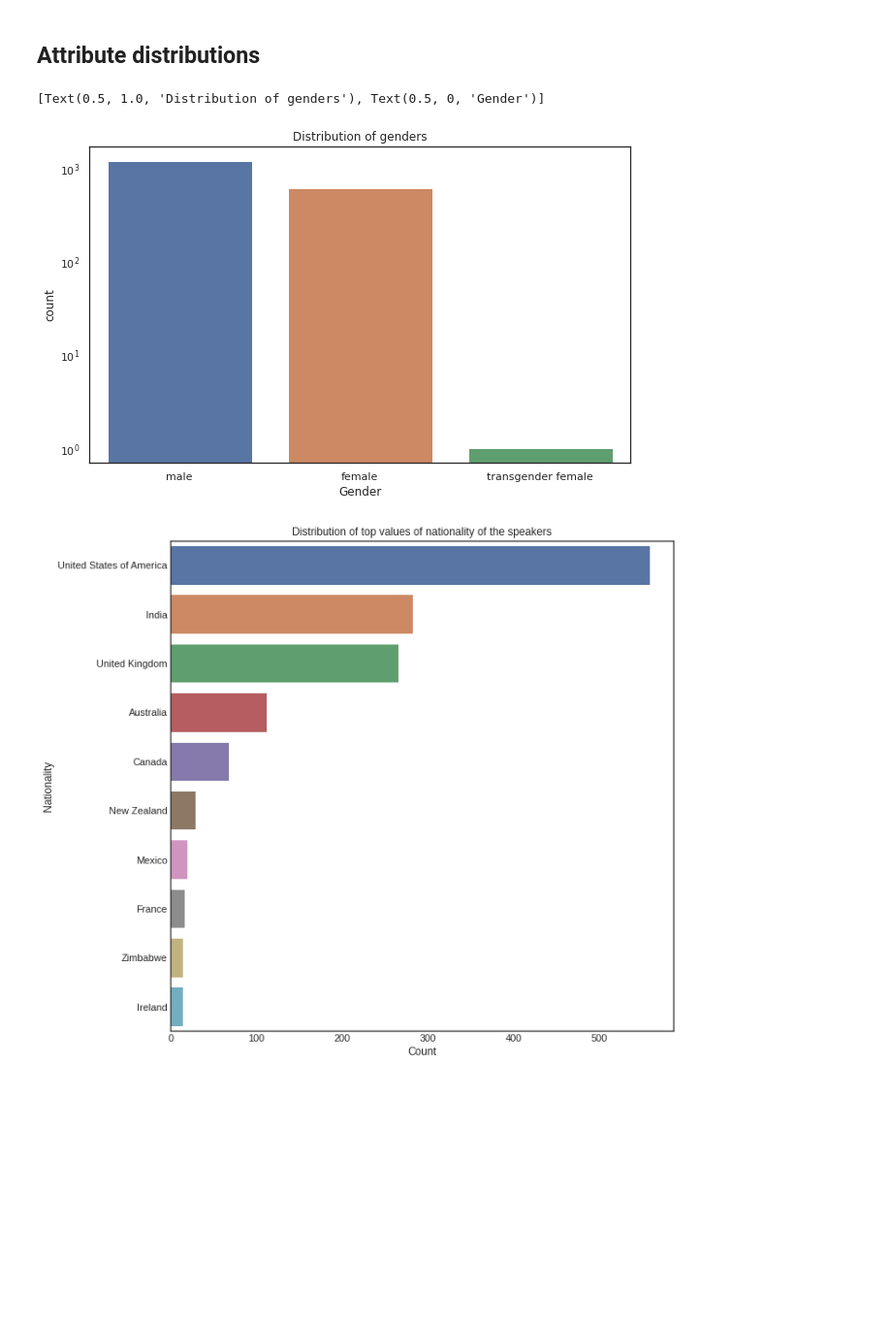
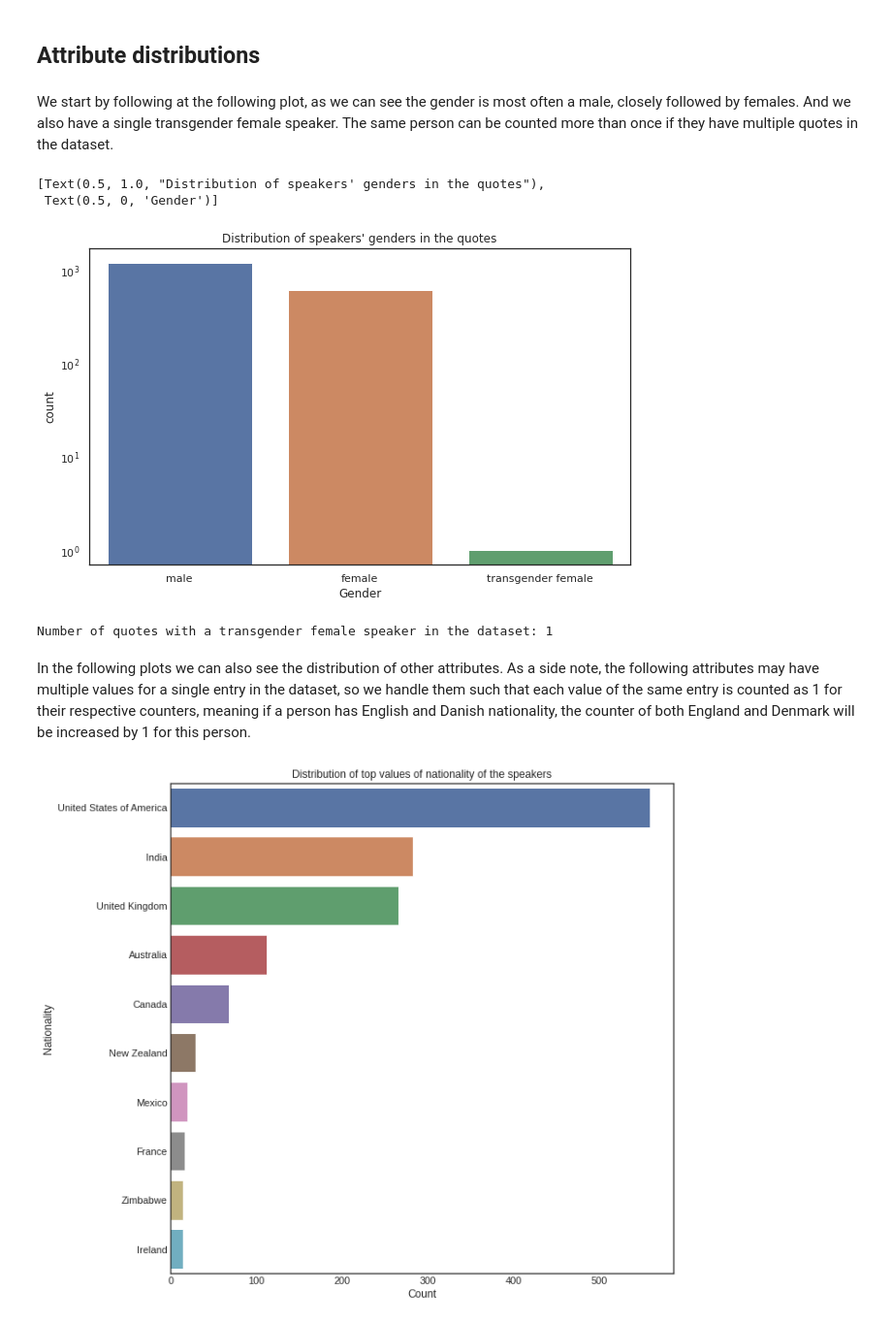
Before and after one commit to epfl-ada/ada-2021-project-nameerror, a Jupyter notebook: notebooks/analysis.ipynb, the cells around one changed output. Shown at 97% size. Cells and saved outputs as stored; diff of their text form; code cells hidden in the pictures; blank space fills up the shorter version.

```diff
--- a/notebooks/analysis.ipynb
+++ b/notebooks/analysis.ipynb
@@ -254,14 +254,24 @@ plt.show()
 The distribution of the length of the quotes follows a normal distribution which is the expected distribution in this case.
 # %% [markdown]
 ## Attribute distributions
+# %% [markdown]
+We start by following at the following plot, as we can see the gender is most often a male, closely followed by females. And we also have a single transgender female speaker. The same person can be counted more than once if they have multiple quotes in the dataset.
 # %%
 fig, ax = plt.subplots(figsize=(10, 6))
 sns.countplot(data=df, x='gender', ax=ax)
 ax.set_yscale('log')
-ax.set(title='Distribution of genders', xlabel='Gender')
+ax.set(title='Distribution of speakers\' genders in the quotes', xlabel='Gender')
 # %% [output]
-[Text(0.5, 1.0, 'Distribution of genders'), Text(0.5, 0, 'Gender')]
+[Text(0.5, 1.0, "Distribution of speakers' genders in the quotes"),
+ Text(0.5, 0, 'Gender')]
-[figure, old version]
+[figure, new version]
+# %%
+transfemale_count = (df['gender'] == 'transgender female').sum()
+print(f'Number of quotes with a transgender female speaker in the dataset: {transfemale_count}')
+# %% [output]
+Number of quotes with a transgender female speaker in the dataset: 1
+# %% [markdown]
+In the following plots we can also see the distribution of other attributes. As a side note, the following attributes may have multiple values for a single entry in the dataset, so we handle them such that each value of the same entry is counted as 1 for their respective counters, meaning if a person has English and Danish nationality, the counter of both England and Denmark will be increased by 1 for this person.
 # %%
 # Plot distribution of top k values of the given attribute
 def multi_attr_distribution(df, attr_name, ax, orient='h', k=10):
```
Also changed, not shown: parts of 25 cells of this notebook.
